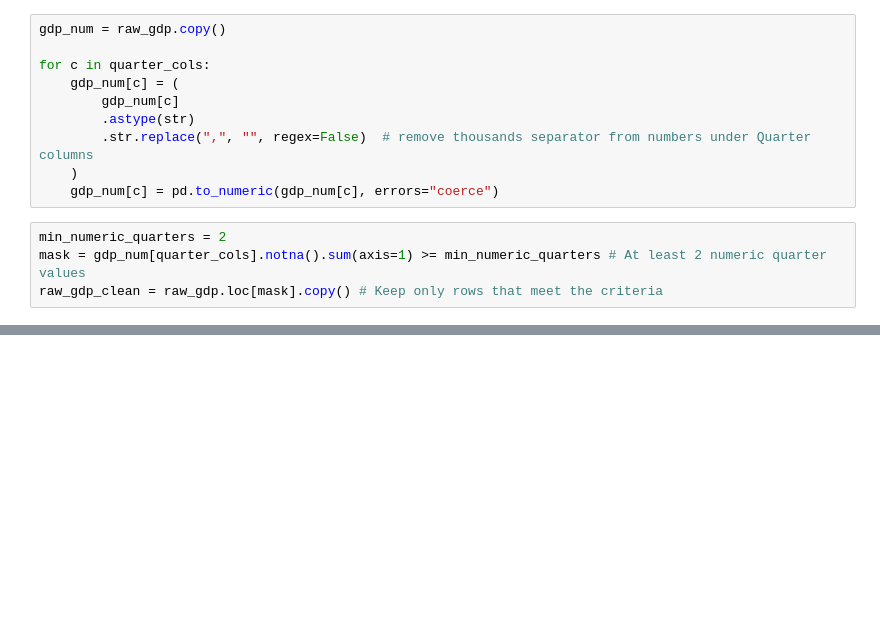
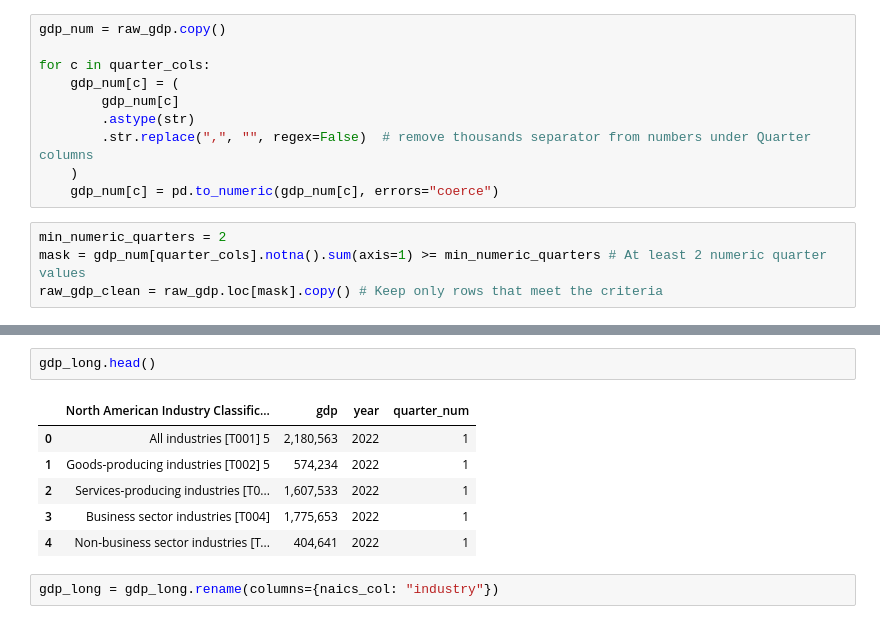
Before and after one commit to wtfmadrid/Canadian-Business-Risk-Analysis, a Jupyter notebook: notebooks/preprocessing.ipynb, the cells around one changed output, grey strips where cells are left out. Drawn from its saved outputs; the diff is of its cells as text; blank space fills up the shorter version.

```diff
--- a/notebooks/preprocessing.ipynb
+++ b/notebooks/preprocessing.ipynb
@@ -93,0 +154,11 @@ raw_gdp_clean.tail(5)
+# %%
+gdp_long.head()
+# %% [output]
+|  | North American Industry Classific... | gdp | year | quarter_num |
+| 0 | All industries [T001] 5 | 2,180,563 | 2022 | 1 |
+| 1 | Goods-producing industries [T002] 5 | 574,234 | 2022 | 1 |
+| 2 | Services-producing industries [T0... | 1,607,533 | 2022 | 1 |
+| 3 | Business sector industries [T004] | 1,775,653 | 2022 | 1 |
+| 4 | Non-business sector industries [T... | 404,641 | 2022 | 1 |
+# %%
+gdp_long = gdp_long.rename(columns={naics_col: "industry"})
```
Also changed, not shown: parts of 8 cells of this notebook, 1 other file.
